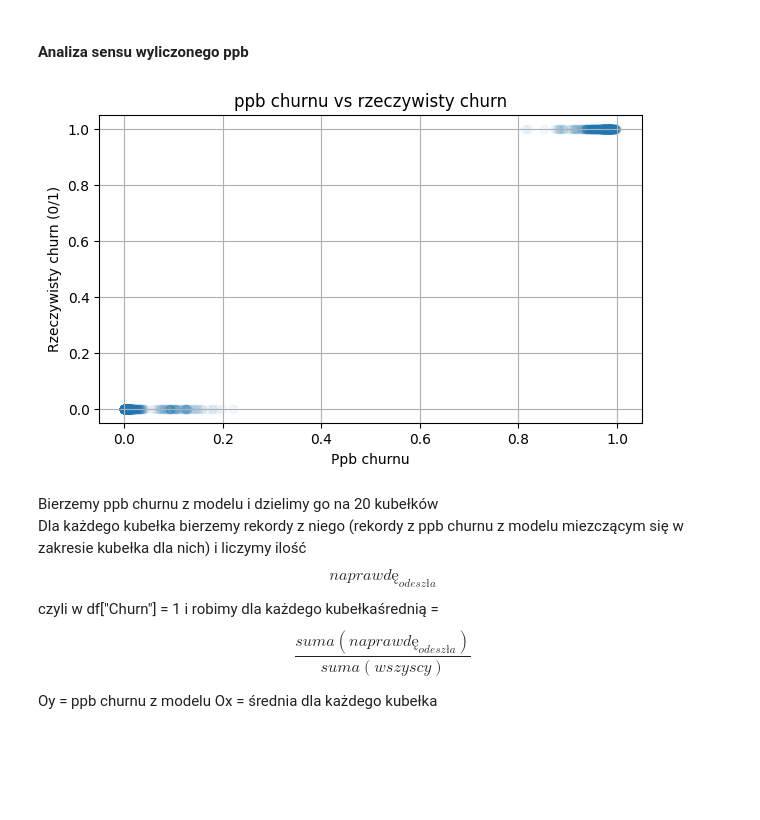
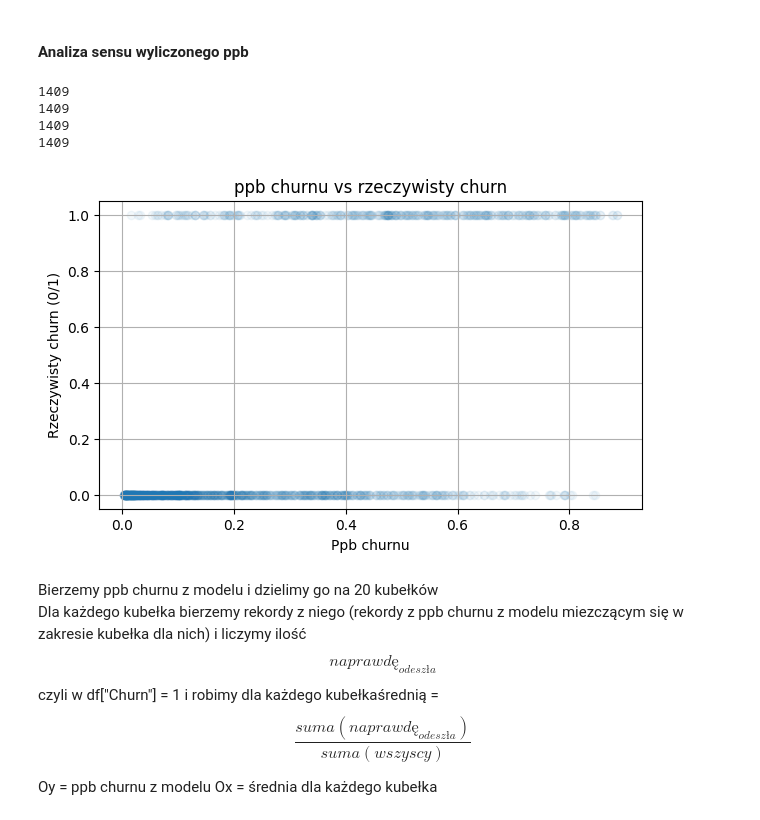
Before and after one commit to MikolajMezyk/projektML, a Jupyter notebook: projekt_czysto.ipynb, the cells around one changed output. Saved outputs shown, nothing was run; the diff lists cells and outputs as text; code cells hidden in the pictures; blank space fills up the shorter version.

```diff
--- a/projekt_czysto.ipynb
+++ b/projekt_czysto.ipynb
@@ -104,7 +118,7 @@ dtype: int64
 # %% [markdown]
 Zmiana Churn z Yes/No na 1/0
 # %%
-df["Churn"] = (df["Churn"] == "Yes").astype(int)
+data["Churn"] = (data["Churn"] == "Yes").astype(int)
 # %% [markdown]
 Ujednolicenie wartości kategorii zmiennych na Yes i No
 # %%
@@ -154,8 +168,8 @@ preprocessor = ColumnTransformer(
 # %% [markdown]
 Podział klientów na typy - kubełki
 # %%
-df["tenure_bucket"] = pd.cut(
-    df["tenure"],
+data["tenure_bucket"] = pd.cut(
+    data["tenure"],
     bins=[0, 6, 18, 100],
     labels=["0-6", "7-18", "19+"],
     right=True
@@ -494,12 +529,23 @@ Total expected loss (all buckets): $147,431
 # %% [markdown]
 ### RandomForestClassifier
 # %%
+df_rf = data.copy()
+df_rf["expected_remaining_months"] = df_rf["tenure"].apply(expected_remaining_months)
+df_rf["remaining_LTV"] = df_rf["expected_remaining_months"] * df_rf["MonthlyCharges"]
+# z modelu baseline
+df_rf["baseline_pred"] = (
+    (df_rf["tenure"] < 6) &
+    (df_rf["MonthlyCharges"] > 50)
+).astype(int)
+
+df = df_rf
+
 X = df.drop(columns=["Churn", "baseline_pred", "remaining_LTV", "expected_remaining_months"])
 X = pd.get_dummies(X, drop_first=True)
 y = df["Churn"]
 
 X_train, X_test, y_train, y_test, df_train, df_test = train_test_split(
-    X, y, df, test_size=0.3, random_state=42
+    X, y, df, test_size=0.2, random_state=42, stratify=y
 )
 
 rf = RandomForestClassifier(n_estimators=200, max_depth=8, random_state=42)
@@ -508,7 +554,7 @@ rf.fit(X_train, y_train)
 y_proba_rf = rf.predict_proba(X_test)[:,1]
 
 thresholds = np.linspace(0, 1, 101)
-losses = [total_business_loss_for_threshold(t) for t in thresholds]
+losses = [total_business_loss_for_threshold(t, y_proba_rf) for t in thresholds]
 
 best_idx = np.argmin(losses)
 best_threshold = thresholds[best_idx]
@@ -546,13 +592,24 @@ Total expected loss (all buckets): $140,188
 # %% [markdown]
 ### GradientBoostingClassifier
 # %%
+df_gb = data.copy()
+df_gb["expected_remaining_months"] = df_gb["tenure"].apply(expected_remaining_months)
+df_gb["remaining_LTV"] = df_gb["expected_remaining_months"] * df_gb["MonthlyCharges"]
+# z modelu baseline
+df_gb["baseline_pred"] = (
+    (df_rf["tenure"] < 6) &
+    (df_rf["MonthlyCharges"] > 50)
+).astype(int)
+
+df = df_gb
+
 X = df.drop(columns=["Churn", "baseline_pred", "expected_remaining_months", "remaining_LTV"])
 y = df["Churn"]
 
 X = pd.get_dummies(X, drop_first=True)
 
 X_train, X_test, y_train, y_test, df_train, df_test = train_test_split(
-    X, y, df, test_size=0.33, random_state=42, stratify=y
+    X, y, df, test_size=0.2, random_state=42, stratify=y
 )
 
 scaler = StandardScaler()
@@ -571,11 +628,11 @@ gb_clf = GradientBoostingClassifier(
 )
 gb_clf.fit(X_train_scaled, y_train)
 
-y_proba = gb_clf.predict_proba(X_test_scaled)[:,1]
+y_proba_gb = gb_clf.predict_proba(X_test_scaled)[:,1]
 
 
 thresholds = np.linspace(0, 1, 101)
-losses = [total_business_loss_for_threshold(t) for t in thresholds]
+losses = [total_business_loss_for_threshold(t, y_proba_gb) for t in thresholds]
 
 best_idx = np.argmin(losses)
 best_threshold = thresholds[best_idx]
@@ -614,21 +671,35 @@ Total expected loss (all buckets): $147,431
 ### Analiza
 # %% [markdown]
 #### Analiza sensu wyliczonego ppb
+# %%
+print(len(y_proba_rf))
+print(len(y_proba_lr))
+print(len(y_proba_gb))
+print(len(df_test["Churn"].astype(int).values))
+# %% [output]
+1409
+1409
+1409
+1409
 # %%
-p_test = y_proba
+X_train, X_test, y_train, y_test, df_train, df_test = train_test_split(
+    X, y, df_rf, test_size=0.2, random_state=42, stratify=y
+)
+
+p_test = y_proba_rf
 y_true = df_test["Churn"].astype(int).values
 
 plt.figure(figsize=(7,4))
 plt.scatter(p_test, y_true, alpha=0.05)
 
 plt.xlabel("Ppb churnu")
 plt.ylabel("Rzeczywisty churn (0/1)")
 plt.title("ppb churnu vs rzeczywisty churn")
 
 plt.grid(True)
 plt.show()
 # %% [output]
-[figure, old version]
+[figure, new version]
 # %% [markdown]
 Bierzemy ppb churnu z modelu i dzielimy go na 20 kubełków
 Dla każdego kubełka bierzemy rekordy z niego (rekordy z ppb churnu z modelu miezczącym się w zakresie kubełka dla nich) i liczymy ilość $$naprawdę_{odeszła}$$ czyli w df["Churn"] = 1
```
Also changed, not shown: parts of 34 cells of this notebook.
